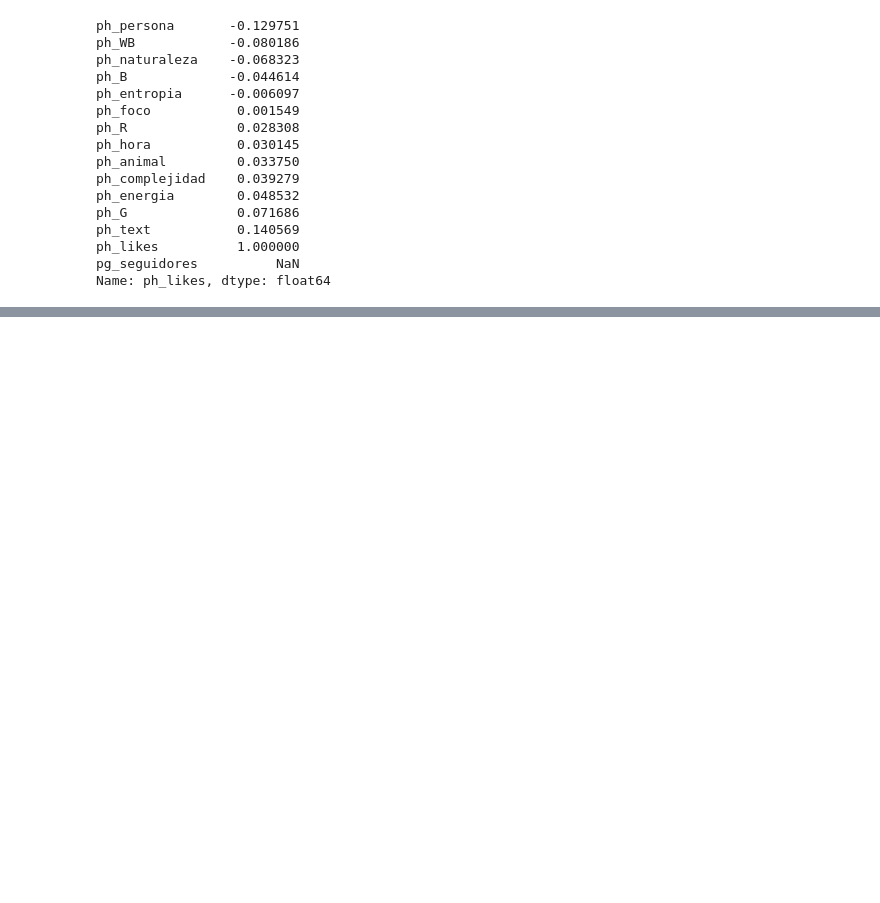
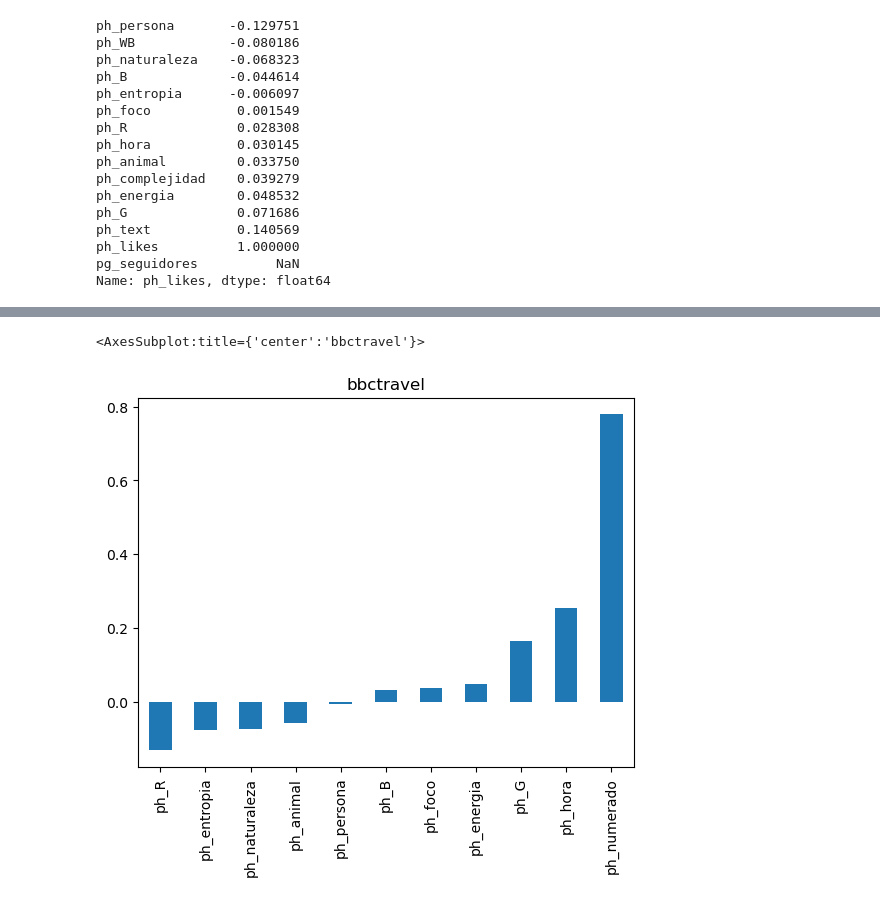
Before and after one commit to segomismo/proyecto-final-ironhack, a Jupyter notebook: src/comprobacionescvs.ipynb, the cells around one changed output, grey strips where cells are left out. Drawn from its saved outputs; the diff is of its cells as text; code cells hidden in the pictures; blank space fills up the shorter version.

```diff
--- a/src/comprobacionescvs.ipynb
+++ b/src/comprobacionescvs.ipynb
@@ -176,0 +108,5 @@ Name: ph_likes, dtype: float64
+# %%
+df2cv3_clean.corr()['ph_likes'].sort_values()[:-4].plot(kind='bar', title='bbctravel')
+# %% [output]
+<AxesSubplot:title={'center':'bbctravel'}>
+[figure, added]
```
Also changed, not shown: parts of 29 cells of this notebook, 22 other files.
